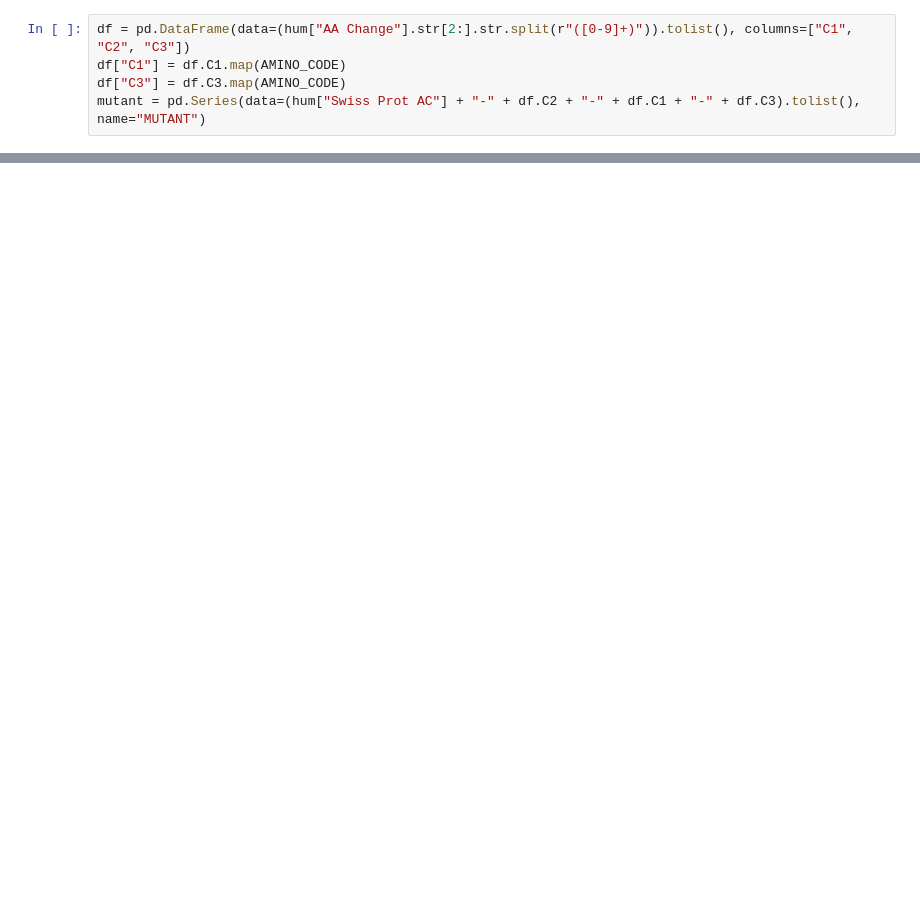
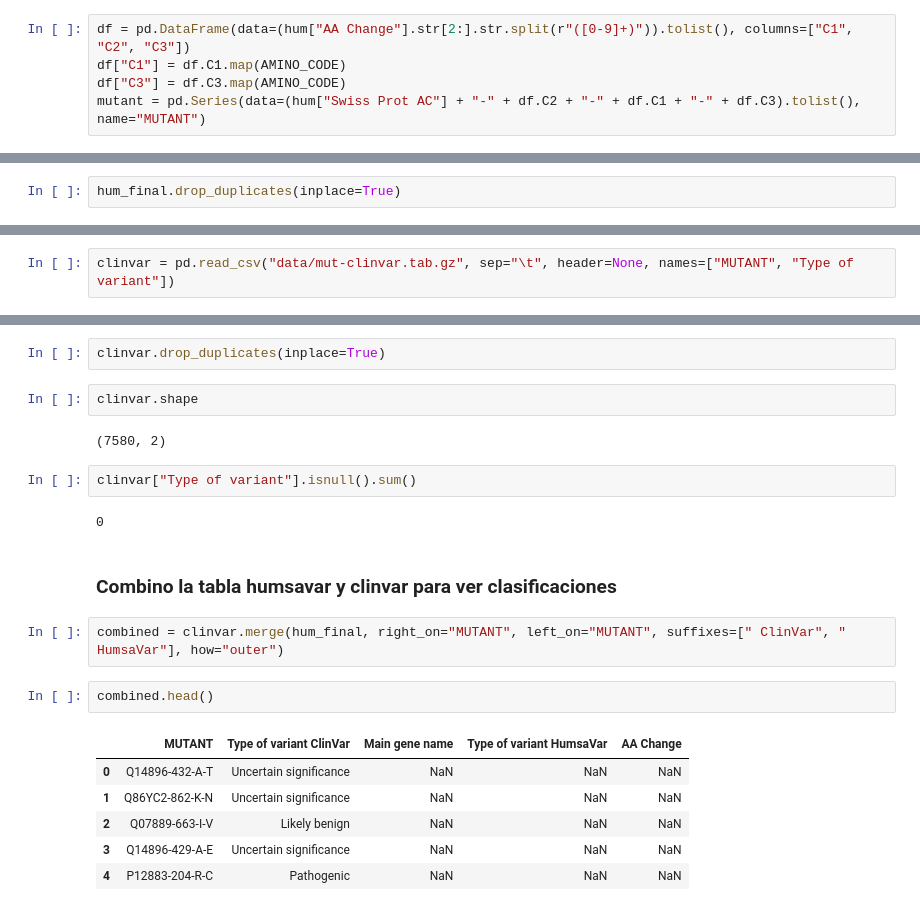
Before and after one commit to marlanbar/master-thesis, a Jupyter notebook: humsavar_analysis.ipynb, the cells around one changed output, grey strips where cells are left out. Drawn from its saved outputs; the diff is of its cells as text; blank space fills up the shorter version.

```diff
--- a/humsavar_analysis.ipynb
+++ b/humsavar_analysis.ipynb
@@ -54,0 +86,2 @@ pd.read_csv("")
+# %%
+hum_final.drop_duplicates(inplace=True)
@@ -54,0 +94,2 @@ pd.read_csv("")
+# %%
+clinvar = pd.read_csv("data/mut-clinvar.tab.gz", sep="\t", header=None, names=["MUTANT", "Type of variant"])
@@ -54,0 +109,23 @@ pd.read_csv("")
+# %%
+clinvar.drop_duplicates(inplace=True)
+# %%
+clinvar.shape
+# %% [output]
+(7580, 2)
+# %%
+clinvar["Type of variant"].isnull().sum()
+# %% [output]
+0
+# %% [markdown]
+### Combino la tabla humsavar y clinvar para ver clasificaciones
+# %%
+combined = clinvar.merge(hum_final, right_on="MUTANT", left_on="MUTANT", suffixes=[" ClinVar", " HumsaVar"], how="outer")
+# %%
+combined.head()
+# %% [output]
+|  | MUTANT | Type of variant ClinVar | Main gene name | Type of variant HumsaVar | AA Change |
+| 0 | Q14896-432-A-T | Uncertain significance | NaN | NaN | NaN |
+| 1 | Q86YC2-862-K-N | Uncertain significance | NaN | NaN | NaN |
+| 2 | Q07889-663-I-V | Likely benign | NaN | NaN | NaN |
+| 3 | Q14896-429-A-E | Uncertain significance | NaN | NaN | NaN |
+| 4 | P12883-204-R-C | Pathogenic | NaN | NaN | NaN |
```
Also changed, not shown: parts of 37 cells of this notebook.
